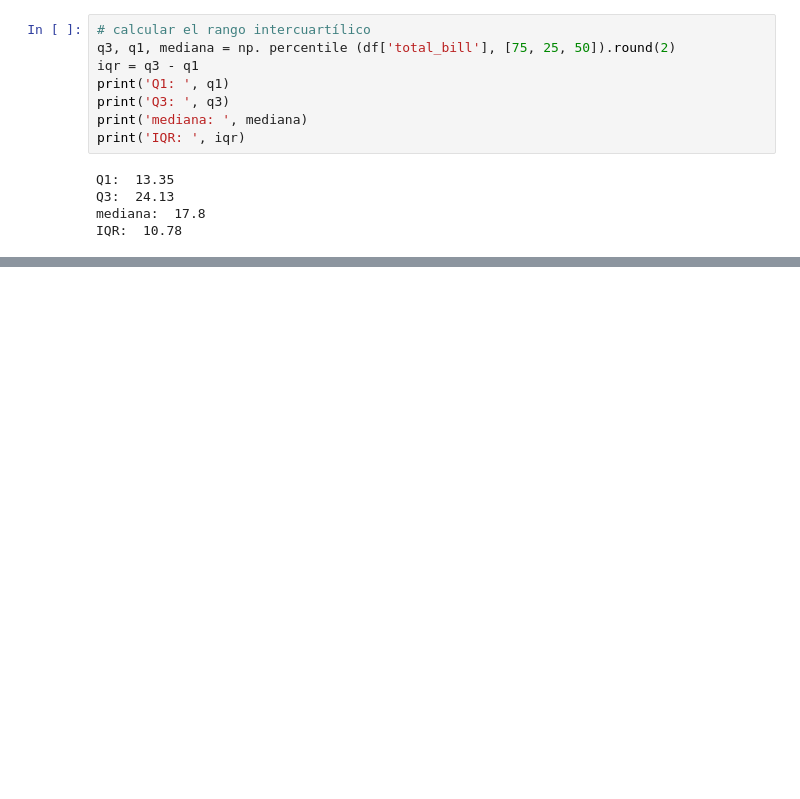
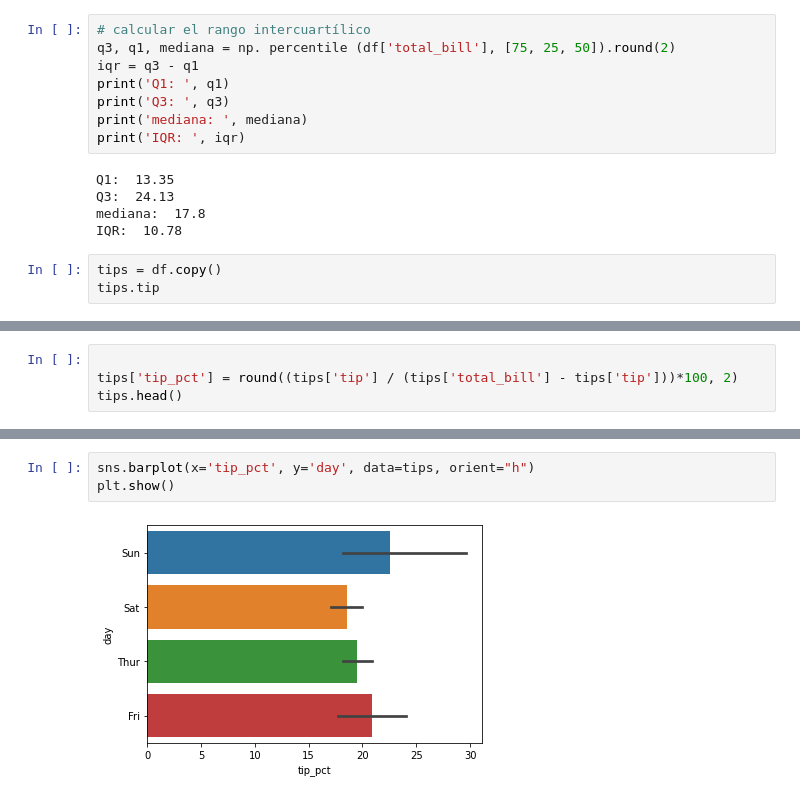
Before and after one commit to JMML2021/0302-Visualitzaci-gr-fica-de-M-ltiples-variables, a Jupyter notebook: 0302_Visualitzacio_grafica_de_Multiples_variables.ipynb, the cells around one changed output, grey strips where cells are left out. Cells and saved outputs as stored; diff of their text form; blank space fills up the shorter version.

```diff
--- a/0302_Visualitzacio_grafica_de_Multiples_variables.ipynb
+++ b/0302_Visualitzacio_grafica_de_Multiples_variables.ipynb
@@ -150,3 +148,6 @@ Q1:  13.35
 Q3:  24.13
 mediana:  17.8
 IQR:  10.78
+# %%
+tips = df.copy()
+tips.tip
@@ -152,0 +167,4 @@ IQR:  10.78
+# %%
+
+tips['tip_pct'] = round((tips['tip'] / (tips['total_bill'] - tips['tip']))*100, 2)
+tips.head()
@@ -152,0 +178,5 @@ IQR:  10.78
+# %%
+sns.barplot(x='tip_pct', y='day', data=tips, orient="h")
+plt.show()
+# %% [output]
+[figure, added]
```
Also changed, not shown: parts of 26 cells of this notebook.
